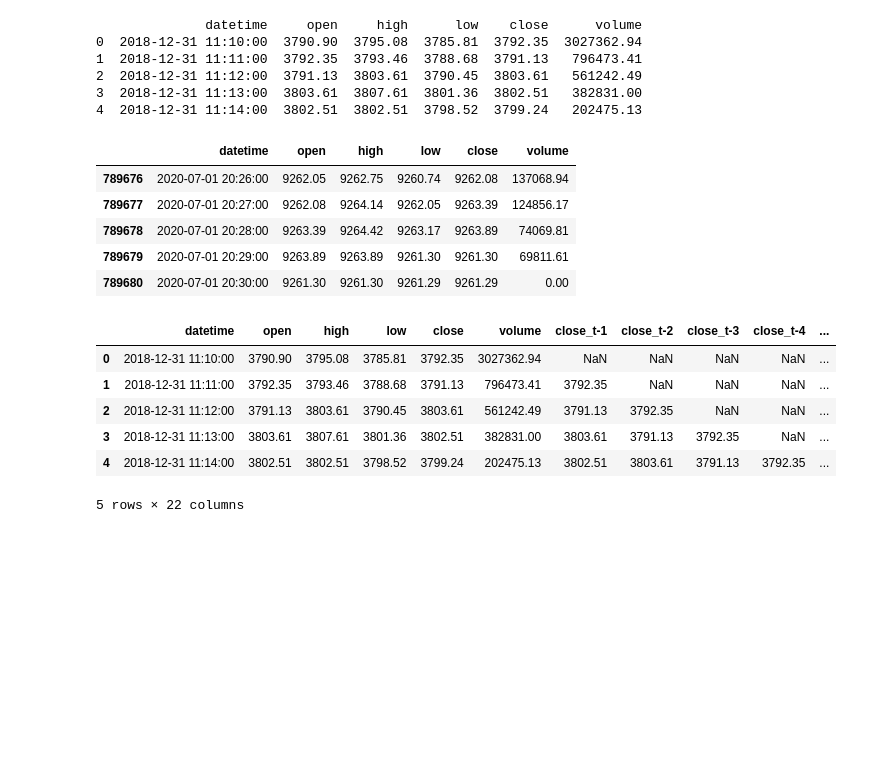
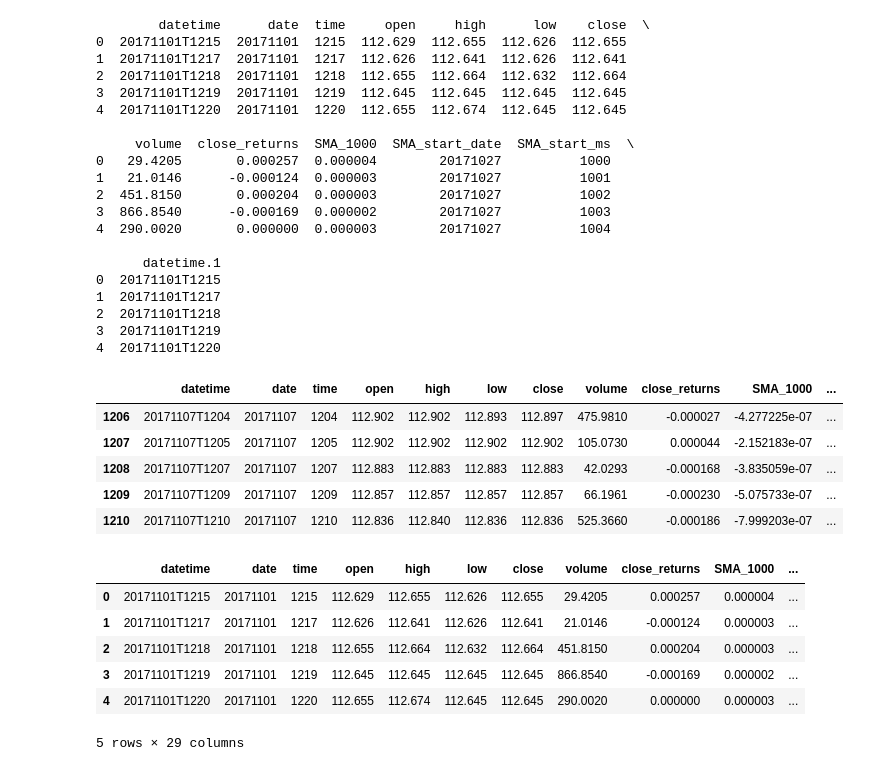
Before and after one commit to cetrulin/regime-switching-series-generator, a Jupyter notebook: notebooks/INDICATORS_DATASET_RAW_DATA_FOR_TS-GENERATOR-PARSING.ipynb, the cells around one changed output. Cells and saved outputs as stored; diff of their text form; code cells hidden in the pictures; blank space fills up the shorter version.

```diff
--- a/notebooks/INDICATORS_DATASET_RAW_DATA_FOR_TS-GENERATOR-PARSING.ipynb
+++ b/notebooks/INDICATORS_DATASET_RAW_DATA_FOR_TS-GENERATOR-PARSING.ipynb
@@ -57,38 +60,58 @@ RESULT_PATH=os.sep.join(['C:','Users','suare','PycharmProjects','RegimeSwitching
 #                   'btc\\BITCOIN_[2019-07-01_to_2019-07-15]_5min.csv',
 #                   'xrp\\RIPPLE_[2019-07-01_to_2019-08-01]_5min.csv',
 #                   'efts\\5min-level\\DOWJONES\\DOWJONES_[2015-08-01_to_2015-08-31]_market_hours.csv']
+# series used with synthetic set 2
+raw_datasets = ['C:\\Users\\suare\\data\\list\\whitelisted\\sets\\biv20170210T1354.csv',
+                  'C:\\Users\\suare\\data\\tmp\\selection\\spxl20180524T1550.csv',
+                  'C:\\Users\\suare\\data\\list\\whitelisted\\sets\\iwo20170607T1613.csv',
+                  'C:\\Users\\suare\\data\\tmp\\selection\\vv20171101T1523.csv']
 # raw_datasets = ['efts\\1min-level\\DOWJONES\\DOWJONES_[2015-01-01_to_2016-01-01]_market_hours.csv']
 # Processing BTC for NA.
-raw_datasets = ['btc\\BITCOIN_[2018-07-01_to_2018-10-01]_1min.csv', # Mahalanobis set
-                'btc\\BITCOIN_[2018-10-01_to_2019-01-01]_1min.csv', # Devset
-                'btc\\BITCOIN_[2019-01-01_to_2020-01-01]_1min.csv', # 1yr Training set
-                'btc\\BITCOIN_[2019-01-01_to_2020-07-01]_1min.csv'] # 1.5yr training set
+# raw_datasets = ['btc\\BITCOIN_[2018-07-01_to_2018-10-01]_1min.csv', # Mahalanobis set
+#                 'btc\\BITCOIN_[2018-10-01_to_2019-01-01]_1min.csv', # Devset
+#                 'btc\\BITCOIN_[2019-01-01_to_2020-01-01]_1min.csv', # 1yr Training set
+#                 'btc\\BITCOIN_[2019-01-01_to_2020-07-01]_1min.csv'] # 1.5yr training set
 
 filename = raw_datasets[3] # 'timeseries_created_21-10-2019' # 'timeseries_created_1571527428'
 FIELD = 'close' # price->'ts' returns->'ret_ts' ts_with_added_noise-> 'ts_n2_post'
 
-file = os.sep.join([SOURCE_PATH, filename])
+# file = os.sep.join([SOURCE_PATH, filename])
+file = filename
 RESULT_FILEPATH_PROCESSED = os.sep.join([RESULT_PATH, filename.split(os.sep)[-1].replace('.csv','')+'_indicators_best.csv'])
 # %%
 # Open file
-df=pd.read_csv(file, sep=';')
+df=pd.read_csv(file, sep=',')
 print(df.head())
 
 df['close'] = df[FIELD]
 df.tail()
 # %% [output]
-              datetime     open     high      low    close      volume
-0  2018-12-31 11:10:00  3790.90  3795.08  3785.81  3792.35  3027362.94
-1  2018-12-31 11:11:00  3792.35  3793.46  3788.68  3791.13   796473.41
-2  2018-12-31 11:12:00  3791.13  3803.61  3790.45  3803.61   561242.49
-3  2018-12-31 11:13:00  3803.61  3807.61  3801.36  3802.51   382831.00
-4  2018-12-31 11:14:00  3802.51  3802.51  3798.52  3799.24   202475.13
+        datetime      date  time     open     high      low    close  \
+0  20171101T1215  20171101  1215  112.629  112.655  112.626  112.655
+1  20171101T1217  20171101  1217  112.626  112.641  112.626  112.641
+2  20171101T1218  20171101  1218  112.655  112.664  112.632  112.664
+3  20171101T1219  20171101  1219  112.645  112.645  112.645  112.645
+4  20171101T1220  20171101  1220  112.655  112.674  112.645  112.645
+
+     volume  close_returns  SMA_1000  SMA_start_date  SMA_start_ms  \
+0   29.4205       0.000257  0.000004        20171027          1000
+1   21.0146      -0.000124  0.000003        20171027          1001
+2  451.8150       0.000204  0.000003        20171027          1002
+3  866.8540      -0.000169  0.000002        20171027          1003
+4  290.0020       0.000000  0.000003        20171027          1004
+
+      datetime.1
+0  20171101T1215
+1  20171101T1217
+2  20171101T1218
+3  20171101T1219
+4  20171101T1220
-|  | datetime | open | high | low | close | volume |
-| 789676 | 2020-07-01 20:26:00 | 9262.05 | 9262.75 | 9260.74 | 9262.08 | 137068.94 |
-| 789677 | 2020-07-01 20:27:00 | 9262.08 | 9264.14 | 9262.05 | 9263.39 | 124856.17 |
-| 789678 | 2020-07-01 20:28:00 | 9263.39 | 9264.42 | 9263.17 | 9263.89 | 74069.81 |
-| 789679 | 2020-07-01 20:29:00 | 9263.89 | 9263.89 | 9261.30 | 9261.30 | 69811.61 |
-| 789680 | 2020-07-01 20:30:00 | 9261.30 | 9261.30 | 9261.29 | 9261.29 | 0.00 |
+|  | datetime | date | time | open | high | low | close | volume | close_returns | SMA_1000 | ... |
+| 1206 | 20171107T1204 | 20171107 | 1204 | 112.902 | 112.902 | 112.893 | 112.897 | 475.9810 | -0.000027 | -4.277225e-07 | ... |
+| 1207 | 20171107T1205 | 20171107 | 1205 | 112.902 | 112.902 | 112.902 | 112.902 | 105.0730 | 0.000044 | -2.152183e-07 | ... |
+| 1208 | 20171107T1207 | 20171107 | 1207 | 112.883 | 112.883 | 112.883 | 112.883 | 42.0293 | -0.000168 | -3.835059e-07 | ... |
+| 1209 | 20171107T1209 | 20171107 | 1209 | 112.857 | 112.857 | 112.857 | 112.857 | 66.1961 | -0.000230 | -5.075733e-07 | ... |
+| 1210 | 20171107T1210 | 20171107 | 1210 | 112.836 | 112.840 | 112.836 | 112.836 | 525.3660 | -0.000186 | -7.999203e-07 | ... |
 # %%
 #Add parameters to transform in TS
 timeseries=['close', 'open', 'high', 'low']
@@ -105,13 +128,13 @@ for column in timeseries:
     #del df[column]
 df.head()
 # %% [output]
-|  | datetime | open | high | low | close | volume | close_t-1 | close_t-2 | close_t-3 | close_t-4 | ... |
-| 0 | 2018-12-31 11:10:00 | 3790.90 | 3795.08 | 3785.81 | 3792.35 | 3027362.94 | NaN | NaN | NaN | NaN | ... |
-| 1 | 2018-12-31 11:11:00 | 3792.35 | 3793.46 | 3788.68 | 3791.13 | 796473.41 | 3792.35 | NaN | NaN | NaN | ... |
-| 2 | 2018-12-31 11:12:00 | 3791.13 | 3803.61 | 3790.45 | 3803.61 | 561242.49 | 3791.13 | 3792.35 | NaN | NaN | ... |
-| 3 | 2018-12-31 11:13:00 | 3803.61 | 3807.61 | 3801.36 | 3802.51 | 382831.00 | 3803.61 | 3791.13 | 3792.35 | NaN | ... |
-| 4 | 2018-12-31 11:14:00 | 3802.51 | 3802.51 | 3798.52 | 3799.24 | 202475.13 | 3802.51 | 3803.61 | 3791.13 | 3792.35 | ... |
+|  | datetime | date | time | open | high | low | close | volume | close_returns | SMA_1000 | ... |
+| 0 | 20171101T1215 | 20171101 | 1215 | 112.629 | 112.655 | 112.626 | 112.655 | 29.4205 | 0.000257 | 0.000004 | ... |
+| 1 | 20171101T1217 | 20171101 | 1217 | 112.626 | 112.641 | 112.626 | 112.641 | 21.0146 | -0.000124 | 0.000003 | ... |
+| 2 | 20171101T1218 | 20171101 | 1218 | 112.655 | 112.664 | 112.632 | 112.664 | 451.8150 | 0.000204 | 0.000003 | ... |
+| 3 | 20171101T1219 | 20171101 | 1219 | 112.645 | 112.645 | 112.645 | 112.645 | 866.8540 | -0.000169 | 0.000002 | ... |
+| 4 | 20171101T1220 | 20171101 | 1220 | 112.655 | 112.674 | 112.645 | 112.645 | 290.0020 | 0.000000 | 0.000003 | ... |
-5 rows × 22 columns
+5 rows × 29 columns
 # %%
 # all the numbers here and below assume a default time period for ta params of 10 mins averages
 # change the other numbers (params of 5min and 20min and theremoval of 20 first mins of the day below) if the mins number is changed.
```
Also changed, not shown: parts of 9 cells of this notebook, 5 other files.
